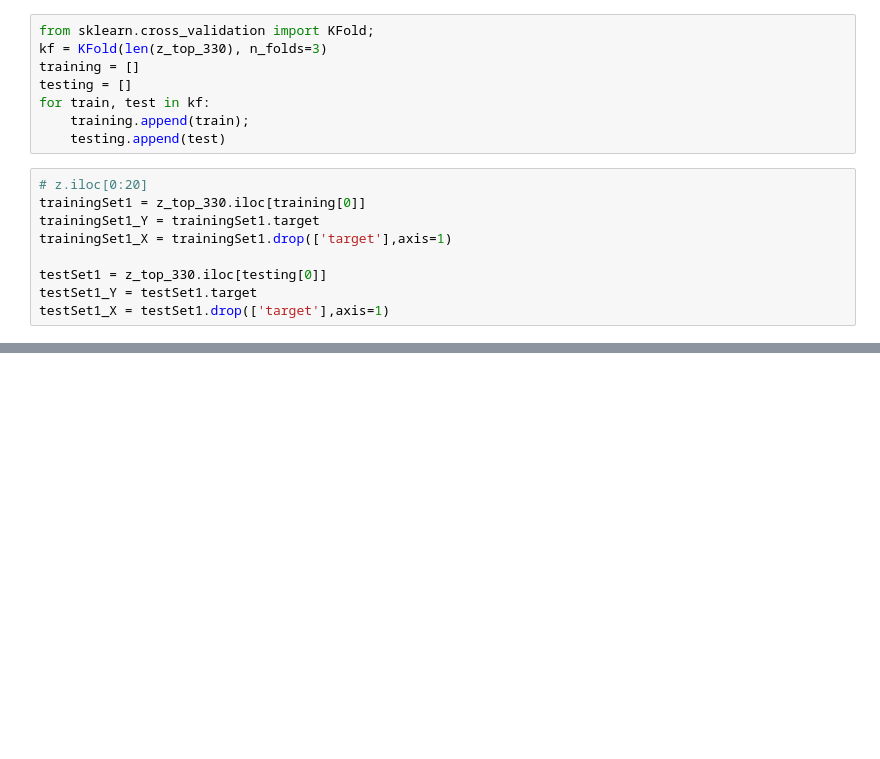
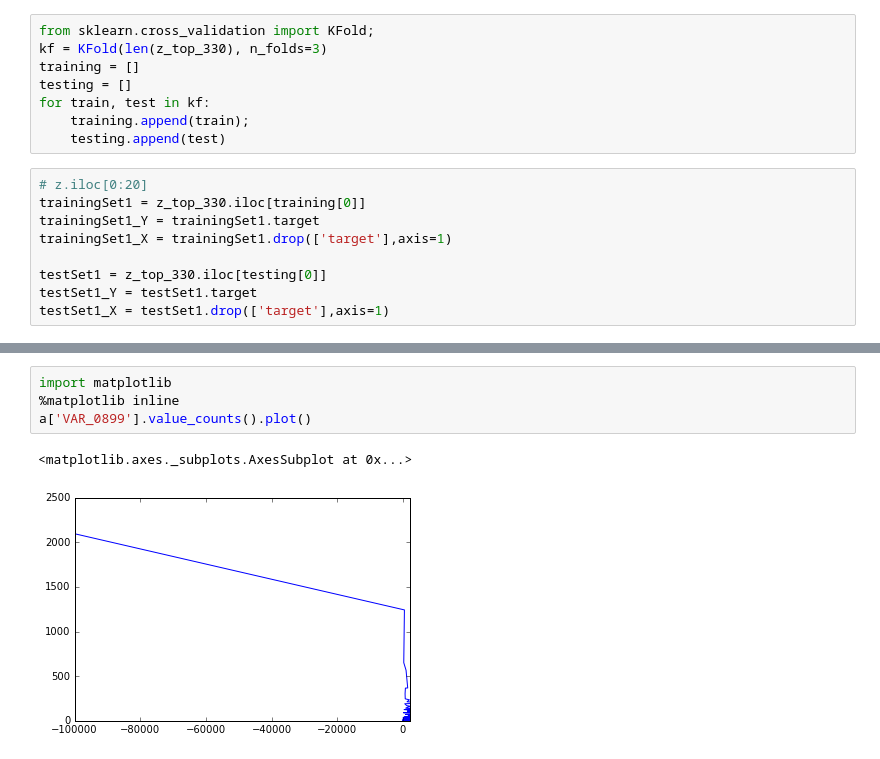
Before and after one commit to josephhaaga/Springleaf, a Jupyter notebook: DataMunging.ipynb, the cells around one changed output, grey strips where cells are left out. Cells and saved outputs as stored; diff of their text form; blank space fills up the shorter version.

```diff
--- a/DataMunging.ipynb
+++ b/DataMunging.ipynb
@@ -262,0 +370,7 @@ clf33.score(testSet3_X, testSet3_Y)
+# %%
+import matplotlib
+%matplotlib inline
+a['VAR_0899'].value_counts().plot()
+# %% [output]
+<matplotlib.axes._subplots.AxesSubplot at 0x...>
+[figure, added]
```
Also changed, not shown: parts of 28 cells of this notebook.
